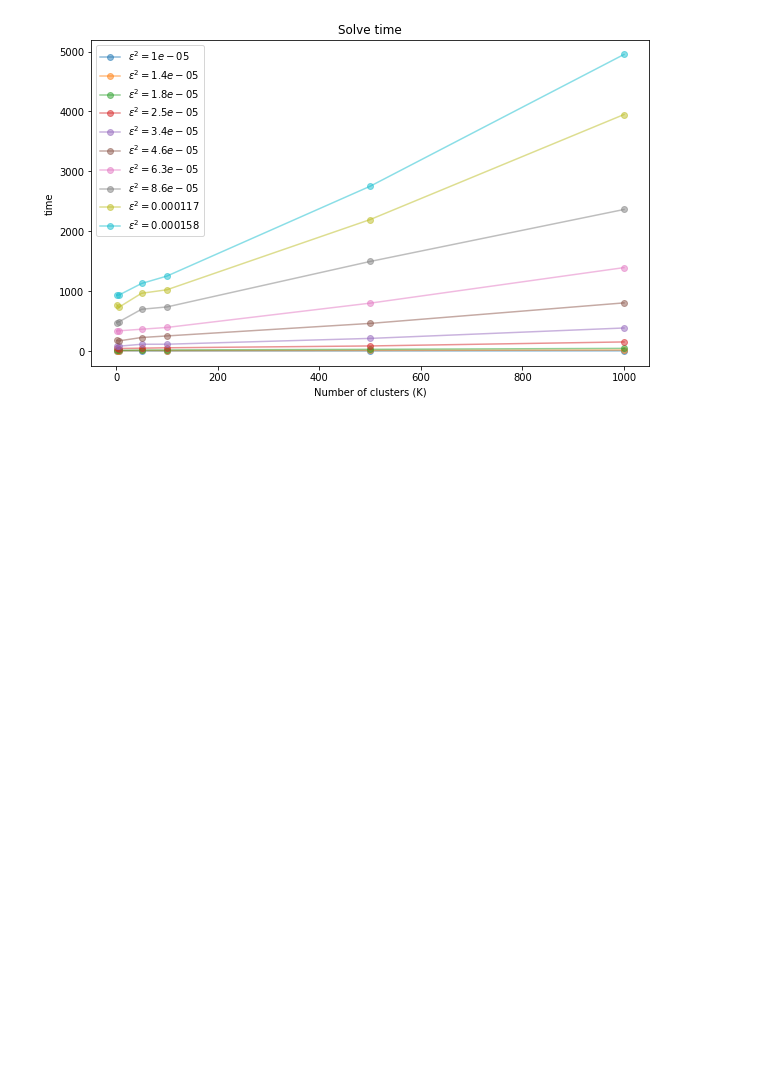
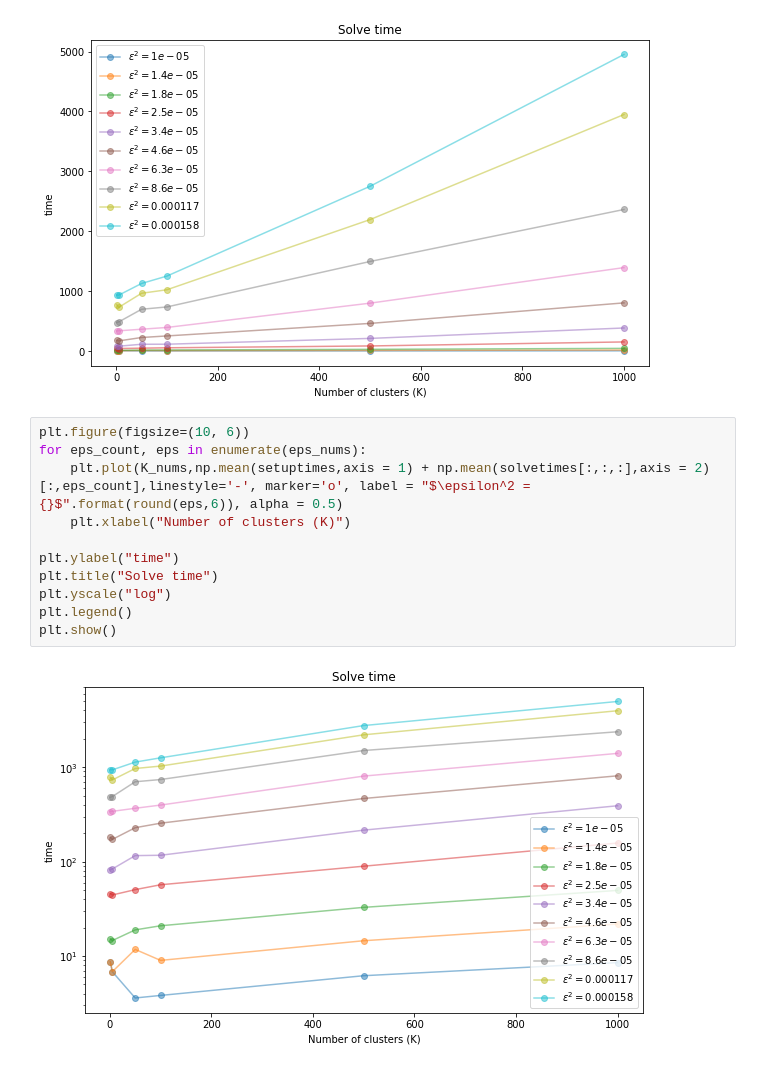
Before and after one commit to stellatogrp/mro_experiments, a Jupyter notebook: portfolio/MIP/m=30,K=1000,r=5/plts.ipynb, the cells around one changed output. Saved outputs shown, nothing was run; the diff lists cells and outputs as text; blank space fills up the shorter version.

Commit message:
plots

```diff
--- a/portfolio/MIP/m=30,K=1000,r=5/plts.ipynb
+++ b/portfolio/MIP/m=30,K=1000,r=5/plts.ipynb
@@ -95,3 +113,16 @@ plt.legend()
 plt.show()
 # %% [output]
 [figure]
+# %%
+plt.figure(figsize=(10, 6))
+for eps_count, eps in enumerate(eps_nums):
+    plt.plot(K_nums,np.mean(setuptimes,axis = 1) + np.mean(solvetimes[:,:,:],axis = 2)[:,eps_count],linestyle='-', marker='o', label = "$\epsilon^2 = {}$".format(round(eps,6)), alpha = 0.5)
+    plt.xlabel("Number of clusters (K)")
+
+plt.ylabel("time")
+plt.title("Solve time")
+plt.yscale("log")
+plt.legend()
+plt.show()
+# %% [output]
+[figure, added]
```
Also changed, not shown: parts of 1 cell of this notebook, 1 other file.
